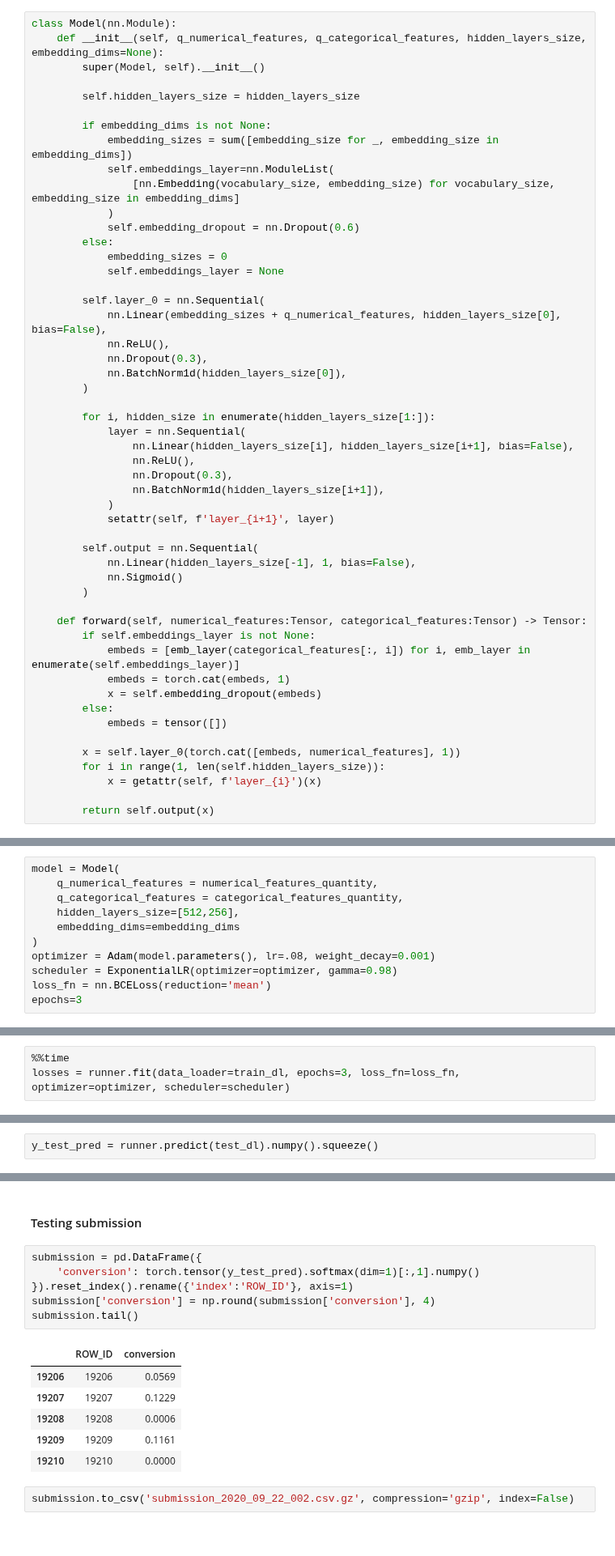
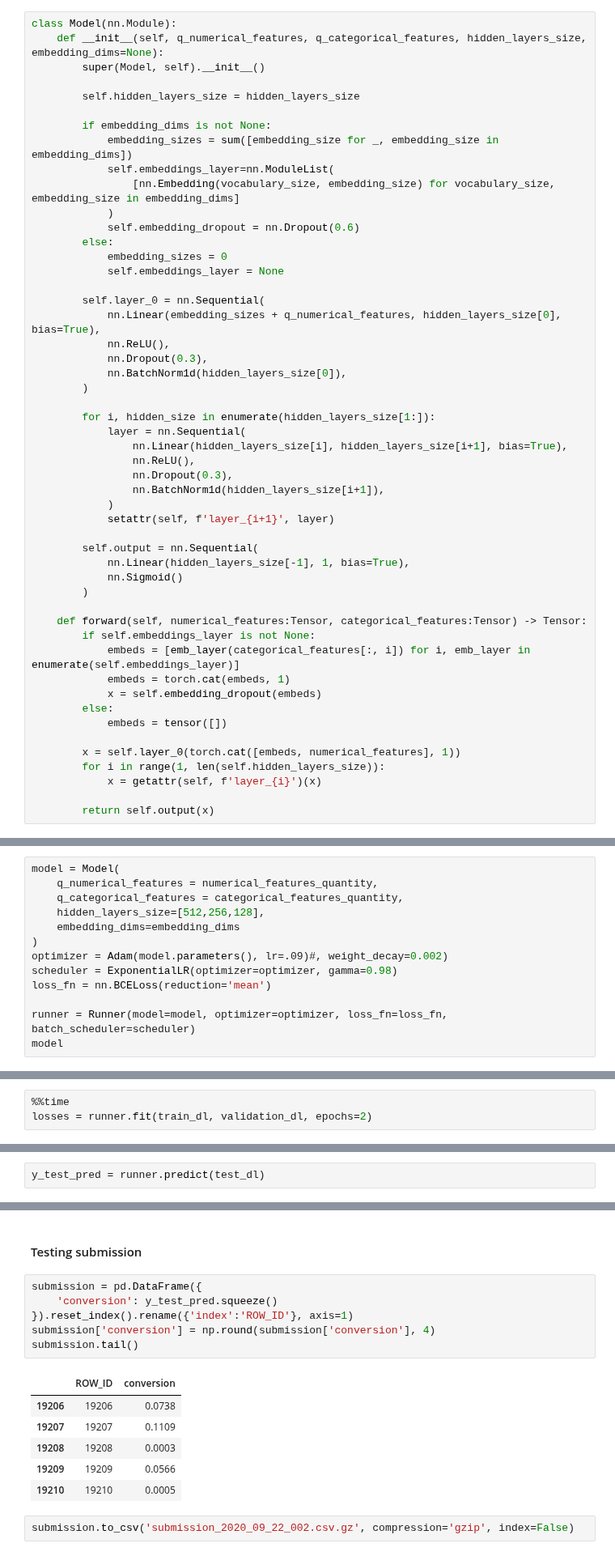
Before and after one commit to jonmunm/nbs, a Jupyter notebook: Meli/CVR Data Challenge/Model usage.ipynb, the cells around one changed output, grey strips where cells are left out. Shown at 81% size. Cells and saved outputs as stored; diff of their text form.

```diff
--- a/Meli/CVR Data Challenge/Model usage.ipynb
+++ b/Meli/CVR Data Challenge/Model usage.ipynb
@@ -208,7 +211,7 @@ class Model(nn.Module):
             self.embeddings_layer = None
 
         self.layer_0 = nn.Sequential(
-            nn.Linear(embedding_sizes + q_numerical_features, hidden_layers_size[0], bias=False),
+            nn.Linear(embedding_sizes + q_numerical_features, hidden_layers_size[0], bias=True),
             nn.ReLU(),
             nn.Dropout(0.3),
             nn.BatchNorm1d(hidden_layers_size[0]),
@@ -216,7 +219,7 @@ class Model(nn.Module):
 
         for i, hidden_size in enumerate(hidden_layers_size[1:]):
             layer = nn.Sequential(
-                nn.Linear(hidden_layers_size[i], hidden_layers_size[i+1], bias=False),
+                nn.Linear(hidden_layers_size[i], hidden_layers_size[i+1], bias=True),
                 nn.ReLU(),
                 nn.Dropout(0.3),
                 nn.BatchNorm1d(hidden_layers_size[i+1]),
@@ -224,7 +227,7 @@ class Model(nn.Module):
             setattr(self, f'layer_{i+1}', layer)
 
         self.output = nn.Sequential(
-            nn.Linear(hidden_layers_size[-1], 1, bias=False),
+            nn.Linear(hidden_layers_size[-1], 1, bias=True),
             nn.Sigmoid()
         )
 
@@ -250,10 +253,12 @@ numerical_features_quantity, categorical_features_quantity = dataset_transformer
 model = Model(
     q_numerical_features = numerical_features_quantity,
     q_categorical_features = categorical_features_quantity,
-    hidden_layers_size=[512,256],
+    hidden_layers_size=[512,256,128],
     embedding_dims=embedding_dims
 )
-optimizer = Adam(model.parameters(), lr=.08, weight_decay=0.001)
+optimizer = Adam(model.parameters(), lr=.09)#, weight_decay=0.002)
 scheduler = ExponentialLR(optimizer=optimizer, gamma=0.98)
 loss_fn = nn.BCELoss(reduction='mean')
-epochs=3
+
+runner = Runner(model=model, optimizer=optimizer, loss_fn=loss_fn, batch_scheduler=scheduler)
+model
@@ -260,4 +283,4 @@ epochs=3
 # %%
 %%time
-losses = runner.fit(data_loader=train_dl, epochs=3, loss_fn=loss_fn, optimizer=optimizer, scheduler=scheduler)
+losses = runner.fit(train_dl, validation_dl, epochs=2)
 # %% [output]
@@ -282,4 +303,4 @@ y_val_pred = runner.predict(validation_dl).numpy().squeeze()
 # %%
-y_test_pred = runner.predict(test_dl).numpy().squeeze()
+y_test_pred = runner.predict(test_dl)
 # %% [markdown]
 #### Training
@@ -331,16 +320,16 @@ Auc Roc in test: 0.8529601414244203
 #### Testing submission
 # %%
 submission = pd.DataFrame({
-    'conversion': torch.tensor(y_test_pred).softmax(dim=1)[:,1].numpy()
+    'conversion': y_test_pred.squeeze()
 }).reset_index().rename({'index':'ROW_ID'}, axis=1)
 submission['conversion'] = np.round(submission['conversion'], 4)
 submission.tail()
 # %% [output]
 |  | ROW_ID | conversion |
-| 19206 | 19206 | 0.0569 |
-| 19207 | 19207 | 0.1229 |
-| 19208 | 19208 | 0.0006 |
-| 19209 | 19209 | 0.1161 |
-| 19210 | 19210 | 0.0000 |
+| 19206 | 19206 | 0.0738 |
+| 19207 | 19207 | 0.1109 |
+| 19208 | 19208 | 0.0003 |
+| 19209 | 19209 | 0.0566 |
+| 19210 | 19210 | 0.0005 |
 # %%
 submission.to_csv('submission_2020_09_22_002.csv.gz', compression='gzip', index=False)
```
Also changed, not shown: parts of 24 cells of this notebook, 4 other files.
